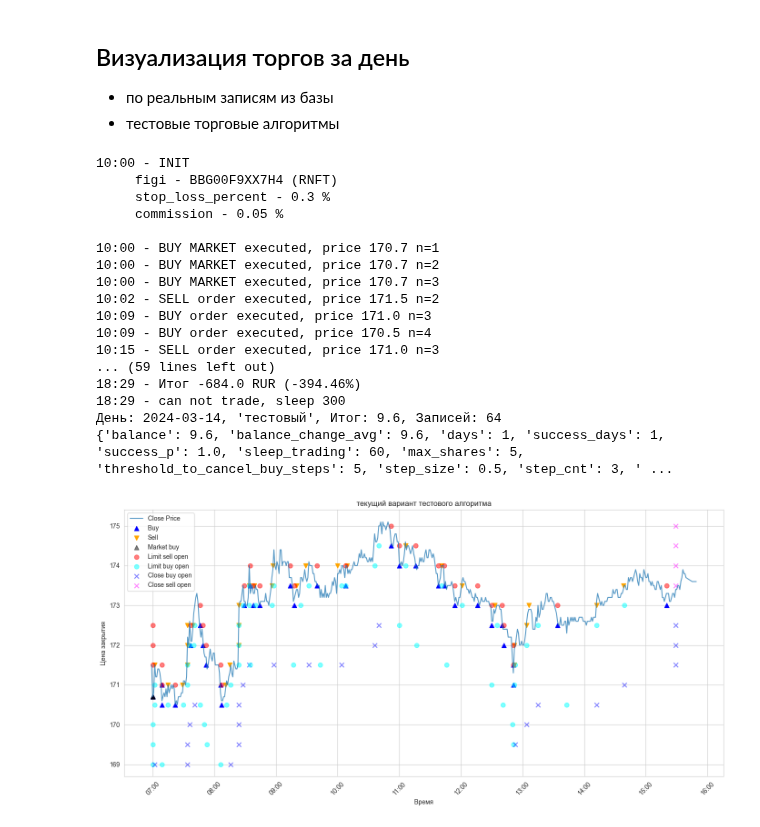
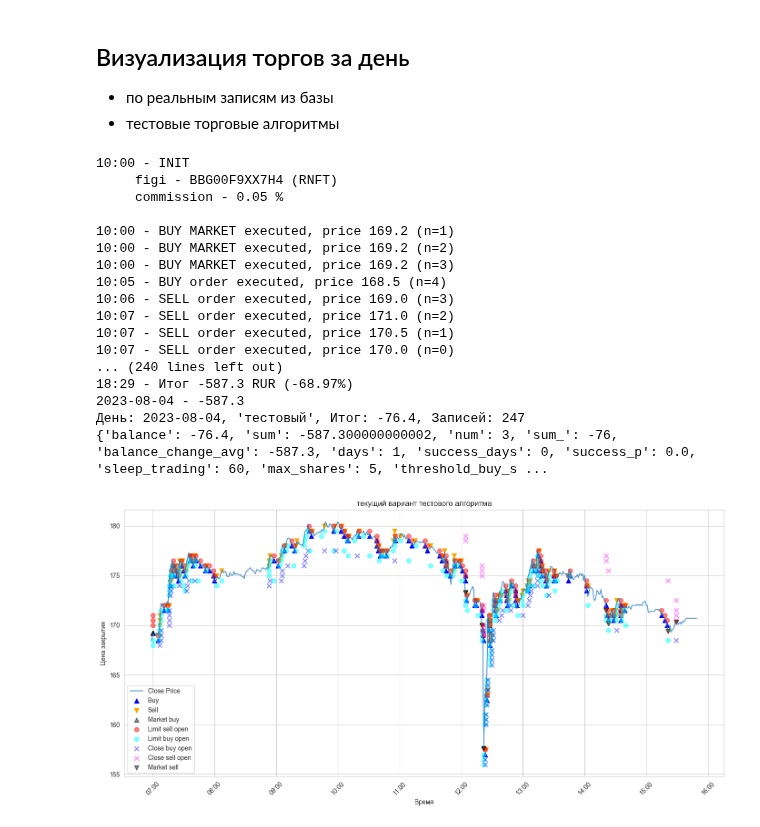
Before and after one commit to sapozhkov/fin, a Jupyter notebook: t_day_vis.ipynb, the cells around one changed output. Cells and saved outputs as stored; diff of their text form; code cells hidden in the pictures.

```diff
--- a/t_day_vis.ipynb
+++ b/t_day_vis.ipynb
@@ -25,9 +25,11 @@ from test_env.test_alg import TestAlgorithm
 historical_trade = HistoricalTrade()
 data_handler = HistoricalCandles(TOKEN, FIGI, TICKER)
 
-date = '2024-03-14'
+# date = '2023-08-14'
+# date = '2024-03-15'
 
 # проблемные зоны - тут идет лютый спад и всё сливается
+date = '2023-08-04'
 # date = '2023-05-02'
 # date = '2023-08-25'
 # date = '2023-09-07'
@@ -46,7 +48,7 @@ def show_test_alg(date_):
     if date_ is None:
         date_ = datetime.now().strftime('%Y-%m-%d')
 
-    test_alg = TestAlgorithm(TOKEN, TICKER, FIGI, do_printing=True)
+    test_alg = TestAlgorithm(TOKEN, TICKER, FIGI, do_printing=False)
 
     result = test_alg.test(
         last_test_date = date_,
@@ -56,50 +58,56 @@ def show_test_alg(date_):
         end_time='15:29',  # 18:15
 
         shares_count=0,
+        max_shares=5,
+        base_shares=3,
+        step_size=.5,
+        step_cnt=3,
+        threshold_buy_steps=5,
+        threshold_sell_steps=10,
 
         sleep_trading=1 * 60,
     )
 
     print(f"День: {date_}, 'тестовый', Итог: {result['balance']}, Записей: {result['operations_cnt']}")
     print(result)
 
     viz.draw(
         date_,
         test_alg.accounting_helper.get_deals(),
         test_alg.accounting_helper.get_orders(),
         'текущий вариант тестового алгоритма'
     )
 
 results = historical_trade.get_daily_totals(date, alg_name)
 
 for obj in results:
     print(f"День: {obj.date}, {obj.alg_name}, "
           f"{'Итог' if obj.is_closed else 'Подытог'}: {obj.total}, "
           f"Записей: {obj.cnt}")
     viz.draw(
         obj.date,
         historical_trade.get_deals(obj.date, obj.alg_name),
         [],
         obj.alg_name
     )
 
 show_test_alg(date)
 # %% [output]
 10:00 - INIT
      figi - BBG00F9XX7H4 (RNFT)
-     stop_loss_percent - 0.3 %
      commission - 0.05 %
 
-10:00 - BUY MARKET executed, price 170.7 n=1
-10:00 - BUY MARKET executed, price 170.7 n=2
-10:00 - BUY MARKET executed, price 170.7 n=3
-10:02 - SELL order executed, price 171.5 n=2
-10:09 - BUY order executed, price 171.0 n=3
-10:09 - BUY order executed, price 170.5 n=4
-10:15 - SELL order executed, price 171.0 n=3
-... (59 lines left out)
-18:29 - Итог -684.0 RUR (-394.46%)
-18:29 - can not trade, sleep 300
-День: 2024-03-14, 'тестовый', Итог: 9.6, Записей: 64
-{'balance': 9.6, 'balance_change_avg': 9.6, 'days': 1, 'success_days': 1, 'success_p': 1.0, 'sleep_trading': 60, 'max_shares': 5, 'threshold_to_cancel_buy_steps': 5, 'step_size': 0.5, 'step_cnt': 3, ' ...
+10:00 - BUY MARKET executed, price 169.2 (n=1)
+10:00 - BUY MARKET executed, price 169.2 (n=2)
+10:00 - BUY MARKET executed, price 169.2 (n=3)
+10:05 - BUY order executed, price 168.5 (n=4)
+10:06 - SELL order executed, price 169.0 (n=3)
+10:07 - SELL order executed, price 171.0 (n=2)
+10:07 - SELL order executed, price 170.5 (n=1)
+10:07 - SELL order executed, price 170.0 (n=0)
+... (240 lines left out)
+18:29 - Итог -587.3 RUR (-68.97%)
+2023-08-04 - -587.3
+День: 2023-08-04, 'тестовый', Итог: -76.4, Записей: 247
+{'balance': -76.4, 'sum': -587.300000000002, 'num': 3, 'sum_': -76, 'balance_change_avg': -587.3, 'days': 1, 'success_days': 0, 'success_p': 0.0, 'sleep_trading': 60, 'max_shares': 5, 'threshold_buy_s ...
-[figure, old version]
+[figure, new version]
```
Also changed, not shown: 3 other files.
